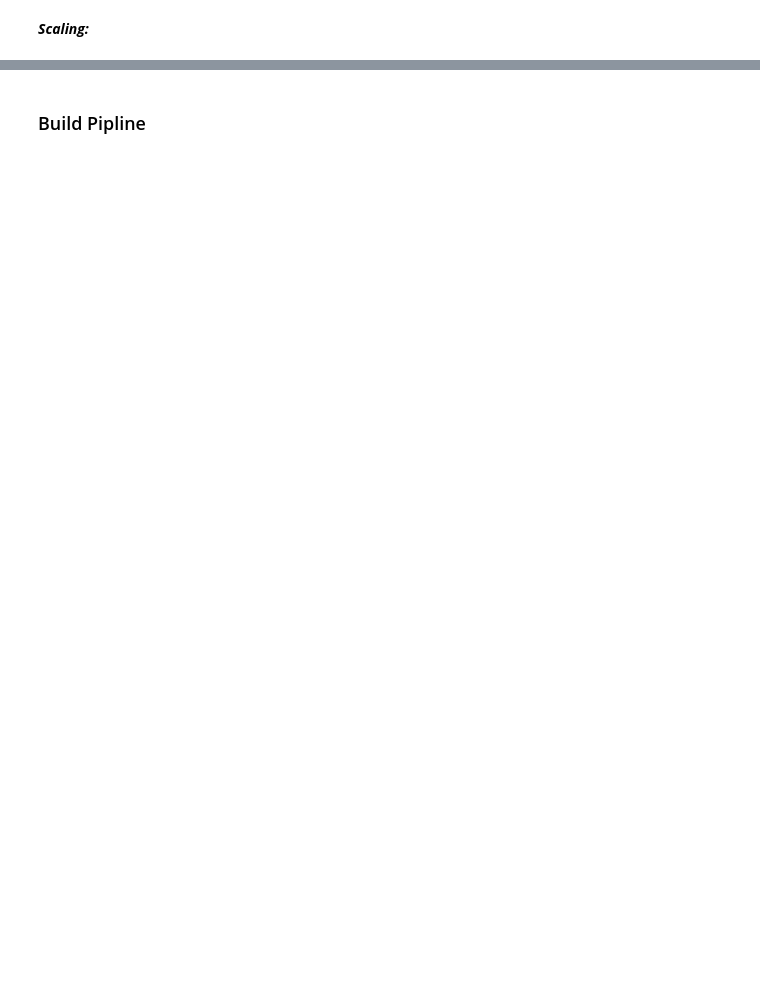
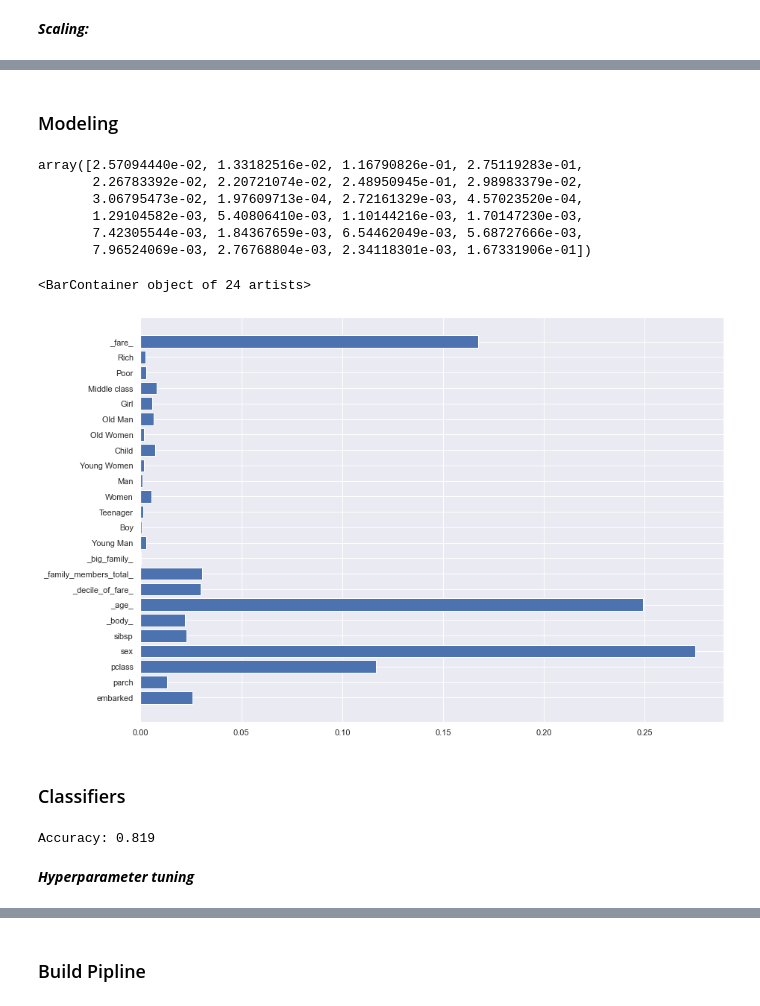
Before and after one commit to DimaFrank/ML, a Jupyter notebook: Titanic.ipynb, the cells around one changed output, grey strips where cells are left out. Saved outputs shown, nothing was run; the diff lists cells and outputs as text; code cells hidden in the pictures; blank space fills up the shorter version.

```diff
--- a/Titanic.ipynb
+++ b/Titanic.ipynb
@@ -419,2 +412,13 @@ Name: _big_family_, dtype: int64
 # %% [markdown]
 ***Scaling:***
+# %%
+from sklearn.preprocessing import MinMaxScaler
+
+# apply min-max scaling
+minmax_scaler = MinMaxScaler(feature_range=(0, 1))
+
+train['_fare_'] = minmax_scaler.fit_transform(train[['fare']])
+
+train = train.drop(['fare'], axis=1)
+
+train.head()
@@ -420,0 +433,60 @@ Name: _big_family_, dtype: int64
+# %% [markdown]
+### Modeling
+# %%
+from sklearn.model_selection import train_test_split
+from sklearn.ensemble import RandomForestRegressor
+from sklearn.inspection import permutation_importance
+
+
+
+predictors = train.select_dtypes(include=np.number).drop(['survived','index', '_boat_'], axis=1)
+predictors = list(predictors.columns)
+
+label = train.survived
+
+X = pd.DataFrame(train, columns=predictors)
+y = label
+X_train, X_test, y_train, y_test = train_test_split(X, y, test_size=0.20, random_state=12)
+
+
+rf = RandomForestRegressor(n_estimators=100)
+rf.fit(X_train, y_train)
+rf.feature_importances_
+# %% [output]
+array([2.57094440e-02, 1.33182516e-02, 1.16790826e-01, 2.75119283e-01,
+       2.26783392e-02, 2.20721074e-02, 2.48950945e-01, 2.98983379e-02,
+       3.06795473e-02, 1.97609713e-04, 2.72161329e-03, 4.57023520e-04,
+       1.29104582e-03, 5.40806410e-03, 1.10144216e-03, 1.70147230e-03,
+       7.42305544e-03, 1.84367659e-03, 6.54462049e-03, 5.68727666e-03,
+       7.96524069e-03, 2.76768804e-03, 2.34118301e-03, 1.67331906e-01])
+# %%
+plt.rcParams.update({'figure.figsize': (14.0, 10.0)})
+plt.rcParams.update({'font.size': 14})
+plt.barh(predictors, rf.feature_importances_)
+# %% [output]
+<BarContainer object of 24 artists>
+[figure, added]
+# %% [markdown]
+### Classifiers
+# %%
+from sklearn.ensemble import RandomForestClassifier
+from sklearn.metrics import accuracy_score
+
+
+forest = RandomForestClassifier(criterion='gini',
+                                 n_estimators=1000,
+                                 max_depth=10,
+                                 random_state=1,
+                                 n_jobs=5)
+
+# Fit the model
+forest.fit(X_train, y_train)
+
+
+# Measure model performance
+y_pred = forest.predict(X_test)
+print('Accuracy: %.3f' % accuracy_score(y_test, y_pred))
+# %% [output]
+Accuracy: 0.819
+# %% [markdown]
+***Hyperparameter tuning***
```
Also changed, not shown: parts of 13 cells of this notebook.
